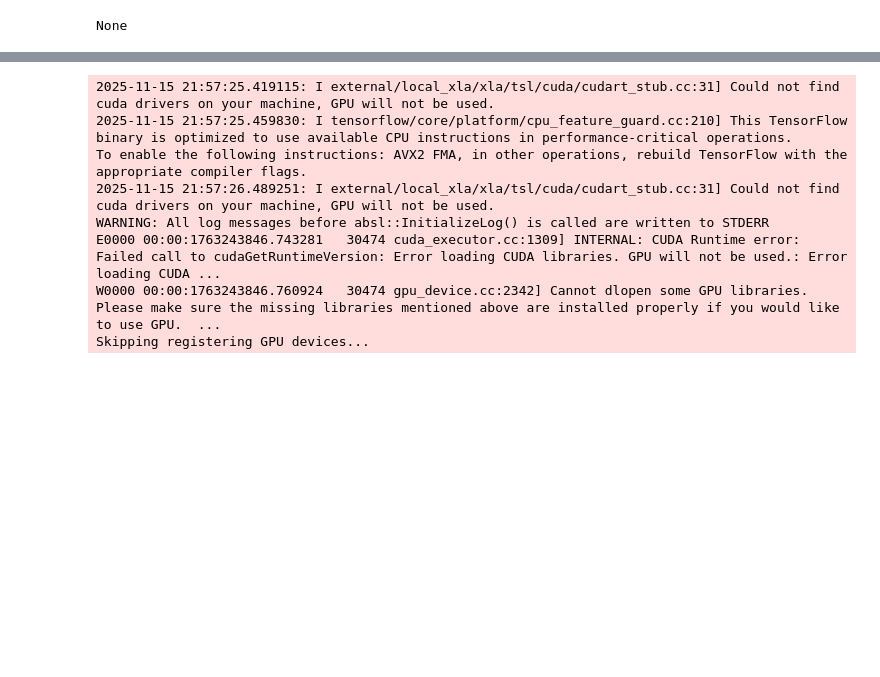
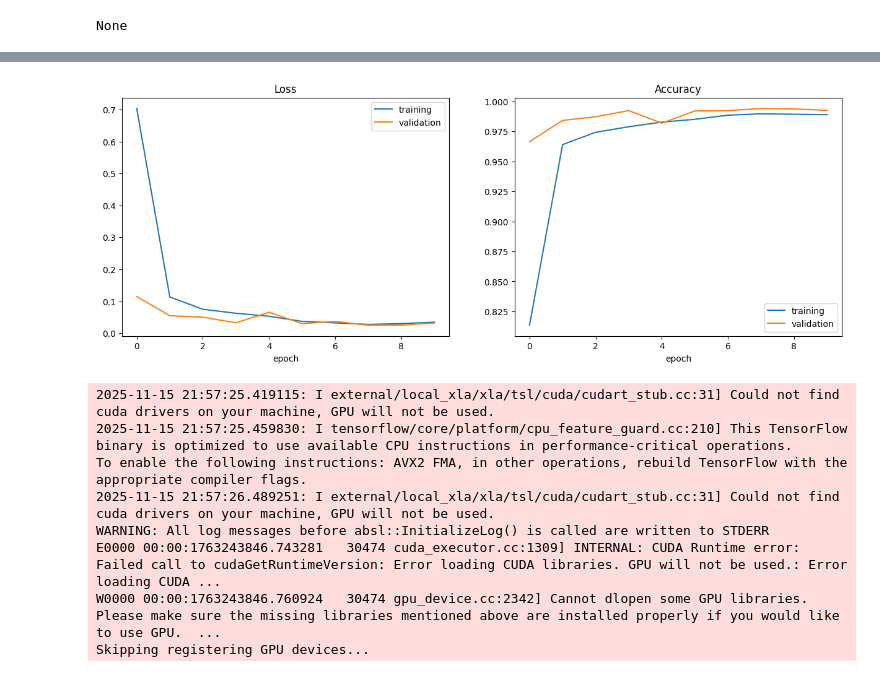
Before and after one commit to Rodrigo-Pinto22/Traffic_Signs_Classification, a Jupyter notebook: Classification.ipynb, the cells around one changed output, grey strips where cells are left out. Drawn from its saved outputs; the diff is of its cells as text; code cells hidden in the pictures; blank space fills up the shorter version.

```diff
--- a/Classification.ipynb
+++ b/Classification.ipynb
@@ -677,24 +738,24 @@ model2.save("Base.keras")
 
 # PRIMEIRO criar o modelo
 model1 = tf.keras.Sequential([
-    tf.keras.layers.Conv2D(32, (3, 3), activation='relu', input_shape=(32, 32, 1)),
+    tf.keras.layers.Conv2D(100, (3, 3), activation='relu', input_shape=(32, 32, 1)),
     ## criamos 32 filtros 3x3 para detetar caracteristicas basicas tipo bordas e cores
+    tf.keras.layers.Conv2D(100, (3, 3), activation='relu'),
+    # criamos agora 64 filtros 3x3 para detetar caracteristicas mais complexas
     tf.keras.layers.MaxPooling2D(2, 2),
     # reduzimos a imagem para metade mantendo as caracteristicas mais importantes
-    tf.keras.layers.Conv2D(64, (3, 3), activation='relu'),
+    tf.keras.layers.Conv2D(100, (3, 3), activation='relu'),
     # criamos agora 64 filtros 3x3 para detetar caracteristicas mais complexas
-    tf.keras.layers.MaxPooling2D(2, 2),
-    # reduzimos novamente a imagem
-    tf.keras.layers.Conv2D(128, (3, 3), activation='relu'),
+    tf.keras.layers.Conv2D(100, (3, 3), activation='relu'),
     # criamos 128 filtros 3x3 para detetar caracteristicas ainda mais complexas
     tf.keras.layers.MaxPooling2D(2, 2),
     # reduzimos novamente a imagem
+    tf.keras.layers.Dropout(0.5),
+    # dropout para evitar overfitting
     tf.keras.layers.Flatten(),
     # achatamos a matriz 3D em um vetor 1D
-    tf.keras.layers.Dense(512, activation='relu'),
+    tf.keras.layers.Dense(300, activation='relu'),
     # camada densa com 512 neurônios para aprender combinações complexas de características
-    tf.keras.layers.Dropout(0.5),
-    # dropout para evitar overfitting
     tf.keras.layers.Dense(43, activation='softmax')
     # camada de saída com 43 neurônios (uma para cada classe) e ativação softmax
 ])
@@ -770,3 +831,23 @@ Macro F1: 0.9676356307014772
+# %%
+fig, axs = plt.subplots(1,2)
+fig.set_figwidth(15)
+fig.set_figheight(5)
+
+axs[0].plot(history.history['loss'])
+axs[0].plot(history.history['val_loss'])
+axs[0].legend(['training', 'validation'])
+axs[0].set_title('Loss')
+axs[0].set_xlabel('epoch')
+
+axs[1].plot(history.history['accuracy'])
+axs[1].plot(history.history['val_accuracy'])
+axs[1].legend(['training', 'validation'])
+axs[1].set_title('Accuracy')
+axs[1].set_xlabel('epoch')
+
+plt.show()
+# %% [output]
+[figure, added]
 # %%
 # === Treinar Modelo ===
 
```
Also changed, not shown: parts of 8 cells of this notebook.
